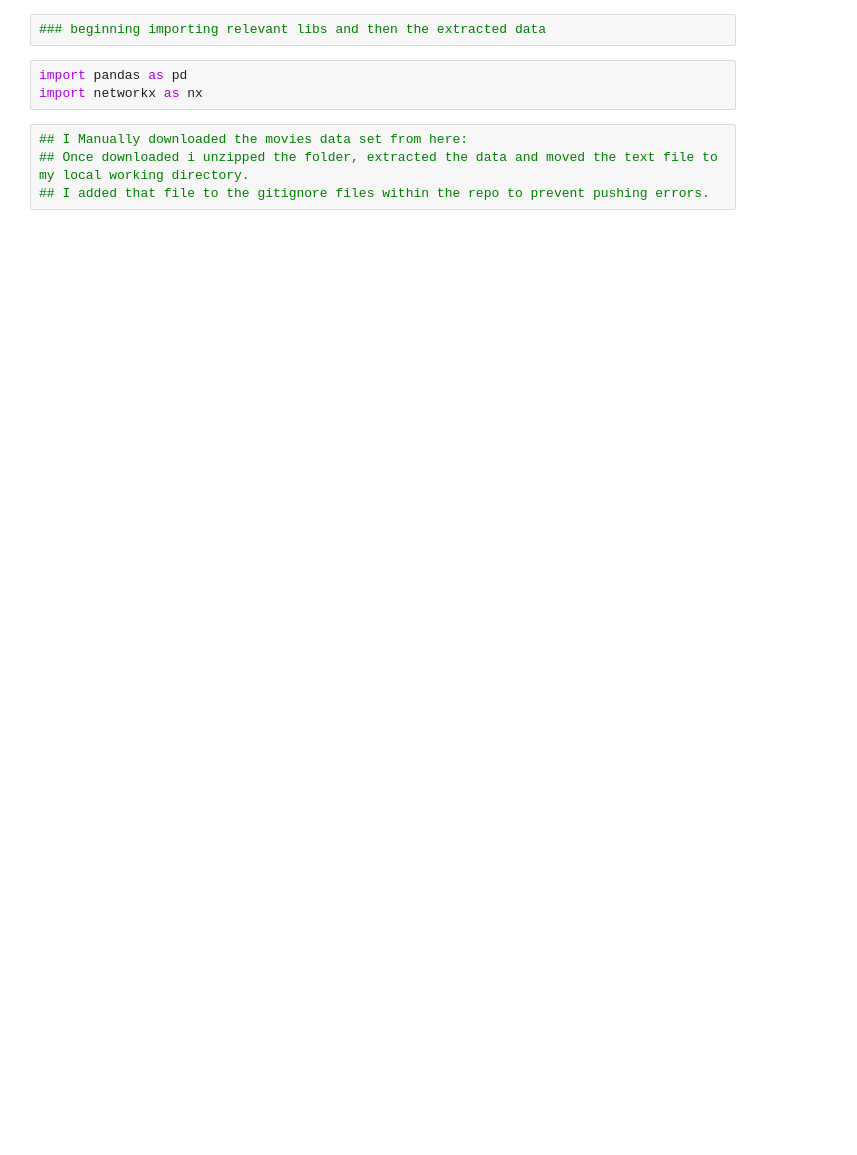
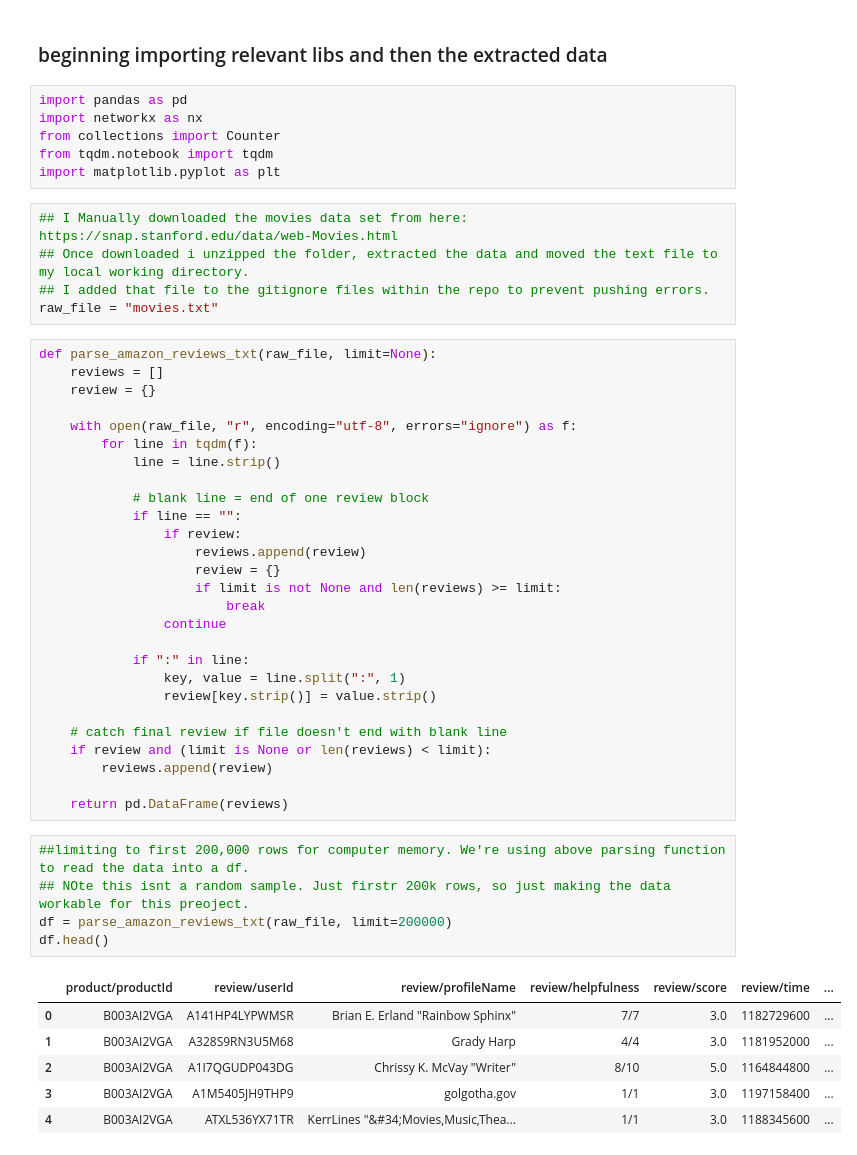
Before and after one commit to jhnboyy/CUNY_SPS_WORK, a Jupyter notebook: Spring2026/DATA620/week6/project2/project2_data620.ipynb, the cells around one changed output. Cells and saved outputs as stored; diff of their text form; blank space fills up the shorter version.

Commit message:
adding finalized project 2

```diff
--- a/Spring2026/DATA620/week6/project2/project2_data620.ipynb
+++ b/Spring2026/DATA620/week6/project2/project2_data620.ipynb
@@ -8,12 +8,55 @@ Identify a large 2-node network dataset—you can start with a dataset in a repo
 - You may work in a small group on the project.
 
 Your code and analysis should be delivered in an IPython Notebook by end of day Monday
-# %%
-### beginning importing relevant libs and then the extracted data
+# %% [markdown]
+### beginning importing relevant libs and then the extracted data
 # %%
 import pandas as pd
 import networkx as nx
+from collections import Counter
+from tqdm.notebook import tqdm
+import matplotlib.pyplot as plt
 # %%
-## I Manually downloaded the movies data set from here:
+## I Manually downloaded the movies data set from here: https://snap.stanford.edu/data/web-Movies.html
 ## Once downloaded i unzipped the folder, extracted the data and moved the text file to my local working directory.
 ## I added that file to the gitignore files within the repo to prevent pushing errors.
+raw_file = "movies.txt"
+# %%
+def parse_amazon_reviews_txt(raw_file, limit=None):
+    reviews = []
+    review = {}
+
+    with open(raw_file, "r", encoding="utf-8", errors="ignore") as f:
+        for line in tqdm(f):
+            line = line.strip()
+
+            # blank line = end of one review block
+            if line == "":
+                if review:
+                    reviews.append(review)
+                    review = {}
+                    if limit is not None and len(reviews) >= limit:
+                        break
+                continue
+
+            if ":" in line:
+                key, value = line.split(":", 1)
+                review[key.strip()] = value.strip()
+
+    # catch final review if file doesn't end with blank line
+    if review and (limit is None or len(reviews) < limit):
+        reviews.append(review)
+
+    return pd.DataFrame(reviews)
+# %%
+##limiting to first 200,000 rows for computer memory. We're using above parsing function to read the data into a df.
+## NOte this isnt a random sample. Just firstr 200k rows, so just making the data workable for this preoject.
+df = parse_amazon_reviews_txt(raw_file, limit=200000)
+df.head()
+# %% [output]
+|  | product/productId | review/userId | review/profileName | review/helpfulness | review/score | review/time | ... |
+| 0 | B003AI2VGA | A141HP4LYPWMSR | Brian E. Erland "Rainbow Sphinx" | 7/7 | 3.0 | 1182729600 | ... |
+| 1 | B003AI2VGA | A328S9RN3U5M68 | Grady Harp | 4/4 | 3.0 | 1181952000 | ... |
+| 2 | B003AI2VGA | A1I7QGUDP043DG | Chrissy K. McVay "Writer" | 8/10 | 5.0 | 1164844800 | ... |
+| 3 | B003AI2VGA | A1M5405JH9THP9 | golgotha.gov | 1/1 | 3.0 | 1197158400 | ... |
+| 4 | B003AI2VGA | ATXL536YX71TR | KerrLines "&#34;Movies,Music,Thea... | 1/1 | 3.0 | 1188345600 | ... |
```
Also changed, not shown: parts of 23 cells of this notebook.
